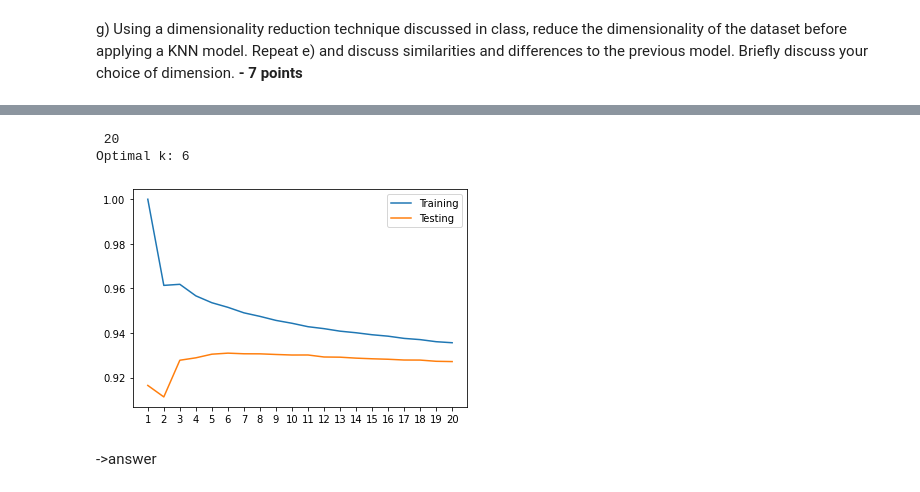
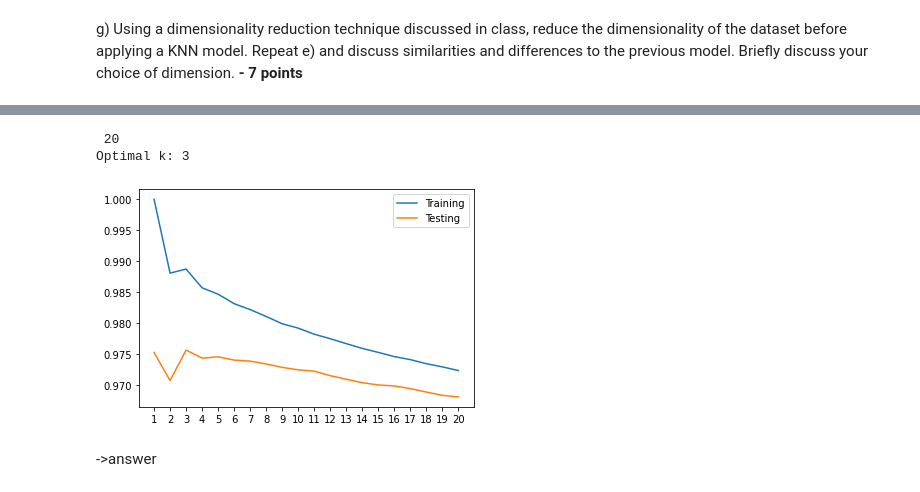
Before and after one commit to ivanisakov99/CS506, a Jupyter notebook: HW/4. Classification/homework4.ipynb, the cells around one changed output, grey strips where cells are left out. Drawn from its saved outputs; the diff is of its cells as text; code cells hidden in the pictures.

```diff
--- a/HW/4. Classification/homework4.ipynb
+++ b/HW/4. Classification/homework4.ipynb
@@ -159,10 +109,9 @@ train_scores, test_scores = [], []
 
 for k_n in range(1, 21):
     knn = KNeighborsClassifier(n_neighbors=k_n)
-    scores = cross_validate(knn, X, Y, # !uncomment for full dataset
-    # scores = cross_validate(knn, X_TRAIN, Y_TRAIN,
+    scores = cross_validate(knn, X, Y,
                             cv=10,
-                            n_jobs=4,
+                            n_jobs=10,
                             return_train_score=True)
     train_scores.append(scores['train_score'].mean())
     test_scores.append(scores['test_score'].mean())
@@ -202,29 +163,30 @@ g) Using a dimensionality reduction technique discussed in class, reduce the dim
 # %%
 train_scores, test_scores = [], []
 
 for k_n in range(1, 21):
-    model = make_pipeline(PCA(n_components=10),
+    # model = make_pipeline(PCA(n_components=10),
+    model = make_pipeline(PCA(n_components=0.9),
                           KNeighborsClassifier(n_neighbors=k_n))
-    scores = cross_validate(model, X, Y, # !uncomment for full dataset
-    # scores = cross_validate(model, X_TRAIN, Y_TRAIN,
+    scores = cross_validate(model, X, Y,
                             cv=10,
-                            n_jobs=6,
+                            n_jobs=10,
                             return_train_score=True)
     train_scores.append(scores['train_score'].mean())
     test_scores.append(scores['test_score'].mean())
     sys.stdout.write('\r {}'.format(k_n))
 
 K = np.argmax(test_scores) + 1
 print('\nOptimal k:', K)
 plt.plot(range(1, 21), train_scores, label='Training')
 plt.plot(range(1, 21), test_scores, label='Testing')
 plt.xticks(range(1, 21))
 plt.legend()
 plt.show()
+# n_comp 10 k = 6, 0.93
 # %% [output]
  20
-Optimal k: 6
+Optimal k: 3
-[figure, old version]
+[figure, new version]
 # %% [markdown]
 ->answer
 # %% [markdown]
```
Also changed, not shown: parts of 28 cells of this notebook.
